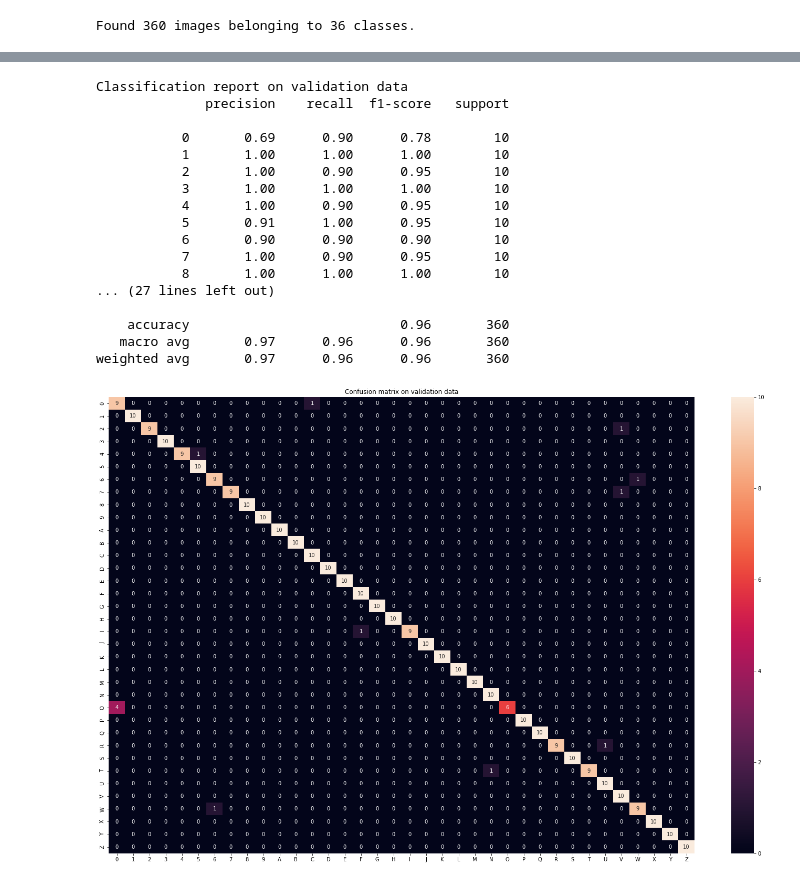
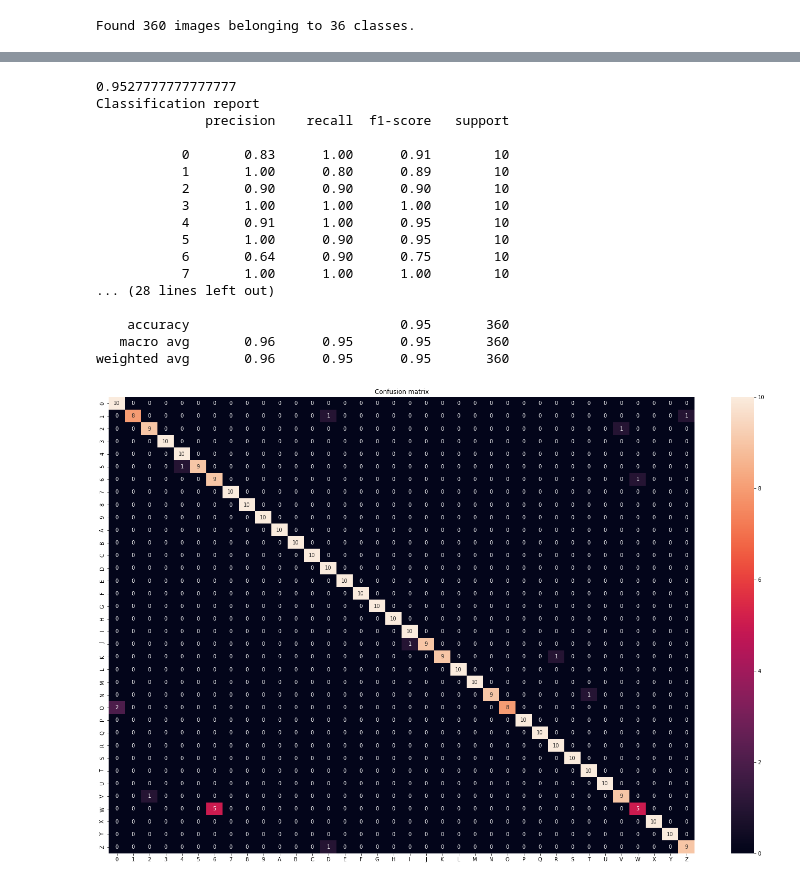
Before and after one commit to Mekhak/asl_handgesture_classification, a Jupyter notebook: train_cnn.ipynb, the cells around one changed output, grey strips where cells are left out. Drawn from its saved outputs; the diff is of its cells as text; code cells hidden in the pictures.

```diff
--- a/train_cnn.ipynb
+++ b/train_cnn.ipynb
@@ -153,6 +175,33 @@ plt.show()
+# %%
+# results on test data
+from utils.report import report
+
+y_pred_test = model.predict_generator(test_generator, num_of_test_samples // batch_size)
+y_pred_test = np.argmax(y_pred_test, axis=1)
+
+report(test_generator.classes, y_pred_test)
+# %% [output]
+0.9527777777777777
+Classification report
+              precision    recall  f1-score   support
+
+           0       0.83      1.00      0.91        10
+           1       1.00      0.80      0.89        10
+           2       0.90      0.90      0.90        10
+           3       1.00      1.00      1.00        10
+           4       0.91      1.00      0.95        10
+           5       1.00      0.90      0.95        10
+           6       0.64      0.90      0.75        10
+           7       1.00      1.00      1.00        10
+... (28 lines left out)
+
+    accuracy                           0.95       360
+   macro avg       0.96      0.95      0.95       360
+weighted avg       0.96      0.95      0.95       360
+[figure, added]
 # %%
-from keras.models import load_model
-model = load_model('models//CNN.h5')
+# from keras.models import load_model
+# model = load_model('models//CNN.h5')
 
 #Confution Matrix and Classification Report
 import sys
@@ -179,25 +228,6 @@ sn.heatmap(df_cm, annot=True)
 
 print('Classification report on validation data')
 print(classification_report(validation_generator.classes, y_pred, target_names=target_names))
-# %% [output]
-Classification report on validation data
-              precision    recall  f1-score   support
-
-           0       0.69      0.90      0.78        10
-           1       1.00      1.00      1.00        10
-           2       1.00      0.90      0.95        10
-           3       1.00      1.00      1.00        10
-           4       1.00      0.90      0.95        10
-           5       0.91      1.00      0.95        10
-           6       0.90      0.90      0.90        10
-           7       1.00      0.90      0.95        10
-           8       1.00      1.00      1.00        10
-... (27 lines left out)
-
-    accuracy                           0.96       360
-   macro avg       0.97      0.96      0.96       360
-weighted avg       0.97      0.96      0.96       360
-[figure, removed]
 # %%
 # results on test data
 Y_pred = model.predict_generator(test_generator, num_of_test_samples // batch_size)
```
Also changed, not shown: parts of 10 cells of this notebook, 7 other files.
